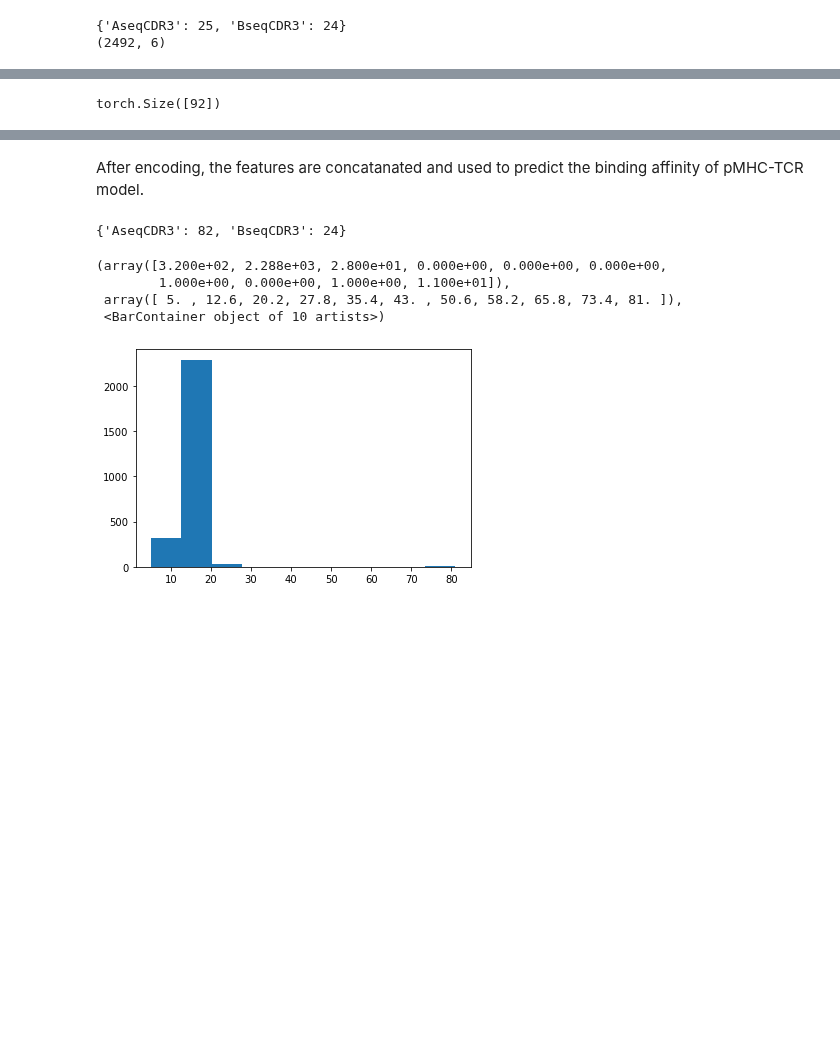
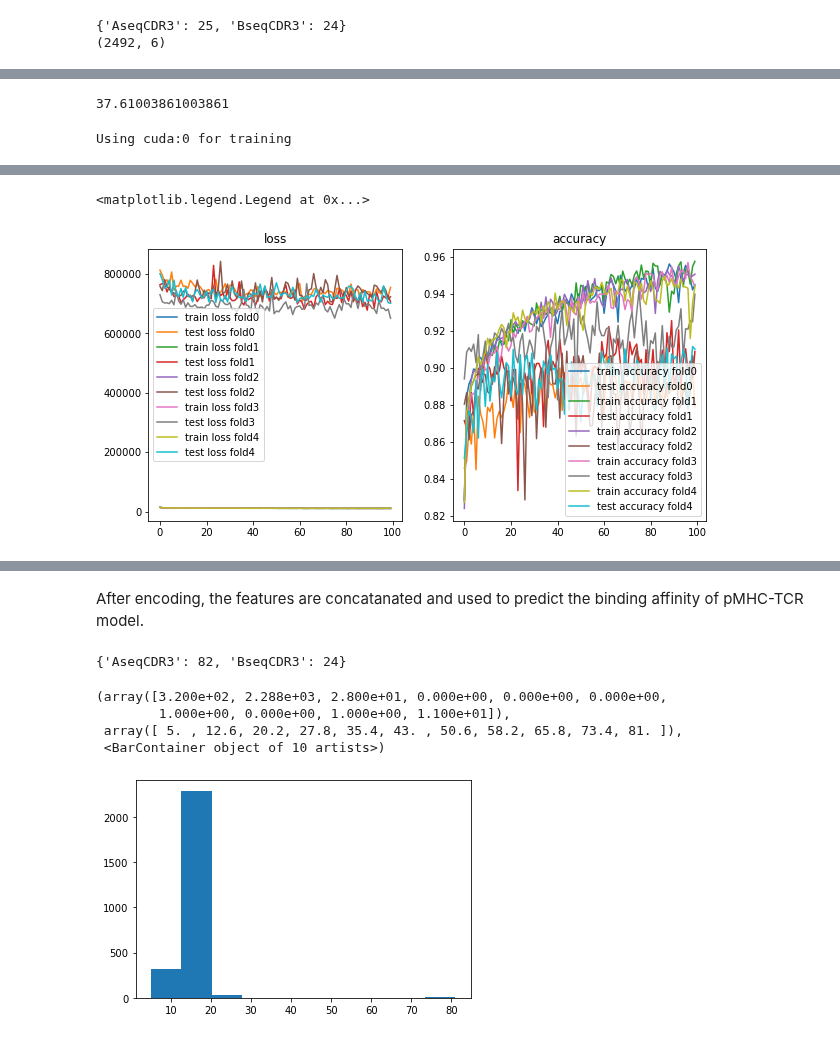
Before and after one commit to cb11711211/pMHC-TCR-binding-prediction, a Jupyter notebook: ae_encode.ipynb, the cells around one changed output, grey strips where cells are left out. Drawn from its saved outputs; the diff is of its cells as text; code cells hidden in the pictures; blank space fills up the shorter version.

```diff
--- a/ae_encode.ipynb
+++ b/ae_encode.ipynb
@@ -466,7 +484,8 @@ TCRData = pMHC_TCRDataset(file_path, TCR_encode="CNN", only_experimental=True, e
 # %%
-TCRData[0][0].shape
+# TCRData[0][0].shape
+97.41 / 2.59
 # %% [output]
-torch.Size([92])
+37.61003861003861
 # %%
 # for test
 df = pd.read_csv(file_path, index_col=0)
@@ -517,11 +536,13 @@ class prediction_model(nn.Module):
             nn.ReLU(),
             nn.Linear(8, 2),
         )
+        self.softmax = nn.Softmax(dim=1)
 
     def forward(self, input):
         input = input.view(self.batch_size, self.input_size)
         # print(f"The model input shape is : {input.shape}")
         output = self.linear_layer(input)
+        output = self.softmax(output)
         return output
 # %%
 def train(fold, model, device, train_loader, optimizer, epoch, criterion):
@@ -585,3 +610,70 @@ def test(fold, model, device, test_loader):
           ({100. * correct / len(test_loader.dataset):.0f}%)")
     # print(f"The length of test_loader is {len(test_loader)}")
     return test_loss, correct / len(test_loader.dataset)
+# %%
+# Parameters
+batch_size = 32
+input_size = 52
+folds = 5
+epochs = 100
+device = torch.device("cuda:0" if torch.cuda.is_available() else "cpu")
+print(f"Using {device} for training")
+
+def reset_weights(m):
+    if isinstance(m, nn.Conv2d) or isinstance(m, nn.Linear):
+        m.reset_parameters()
+
+model = prediction_model(input_size=input_size, batch_size=batch_size).to(device)
+kf = StratifiedKFold(n_splits=folds, shuffle=True, random_state=42)
+optimizer = torch.optim.SGD(model.parameters(), lr=0.01, momentum=0.9)
+criterion = nn.CrossEntropyLoss().to(device)
+# %% [output]
+Using cuda:0 for training
+# %%
+fig, ax = plt.subplots(1,2, figsize=(10, 5))
+ax[0].set_title("loss")
+ax[1].set_title("accuracy")
+
+for fold, (train_idx, test_idx) in enumerate(kf.split(TCRData.X_features, TCRData.y)):
+    print(f"-------------------Fold {fold}-------------------")
+    # Randomly select the train and test samples to generate train and test datasets
+    train_sampler = torch.utils.data.SubsetRandomSampler(train_idx)
+    test_sampler = torch.utils.data.SubsetRandomSampler(test_idx)
+    train_dataset = torch.utils.data.Subset(TCRData, train_idx)
+    test_dataset = torch.utils.data.Subset(TCRData, test_idx)
+
+    # weighted random sampler for train and test datasets
+    y_train = [TCRData.y[i] for i in train_idx]
+    class_sample_count = np.array([len(np.where(y_train == t)[0]) for t in np.unique(y_train)])
+    weights = 1. / class_sample_count
+    samples_weight = torch.from_numpy(np.array([weights[t] for t in y_train]))
+    train_sampler = WeightedRandomSampler(samples_weight.type('torch.DoubleTensor'), len(samples_weight))
+    train_dataloader = DataLoader(train_dataset, batch_size=batch_size, sampler=train_sampler, drop_last=True)
+
+    y_test = [TCRData.y[i] for i in test_idx]
+    class_sample_count = np.array([len(np.where(y_test == t)[0]) for t in np.unique(y_test)])
+    weights = 1. / class_sample_count
+    samples_weight = torch.from_numpy(np.array([weights[t] for t in y_test]))
+    test_sampler = WeightedRandomSampler(samples_weight.type('torch.DoubleTensor'), len(samples_weight))
+    test_dataloader = DataLoader(test_dataset, batch_size=batch_size, sampler=test_sampler, drop_last=True)
+
+    model.apply(reset_weights)
+    train_losses_history = []
+    test_losses_history = []
+    train_accuracy_history = []
+    test_accuracy_history = []
+
+    for epoch in range(1, epochs+1):
+        train_losses, train_correct = train(fold, model, device, train_dataloader, optimizer, epoch, criterion)
+        test_losses, test_correct = test(fold, model, device, test_dataloader)
+        train_losses_history.append(train_losses)
+        test_losses_history.append(test_losses)
+        train_accuracy_history.append(train_correct)
+        test_accuracy_history.append(test_correct)
+    ax[0].plot(train_losses_history, label=f"train loss fold{fold}")
+    ax[0].plot(test_losses_history, label=f"test loss fold{fold}")
+    ax[1].plot(train_accuracy_history, label=f"train accuracy fold{fold}")
+    ax[1].plot(test_accuracy_history, label=f"test accuracy fold{fold}")
+ax[0].legend()
+ax[1].legend()
+# %% [output]
@@ -588 +697,3 @@ def test(fold, model, device, test_loader):
+<matplotlib.legend.Legend at 0x...>
+[figure, added]
 # %%
```
Also changed, not shown: parts of 13 cells of this notebook, 1 other file.
